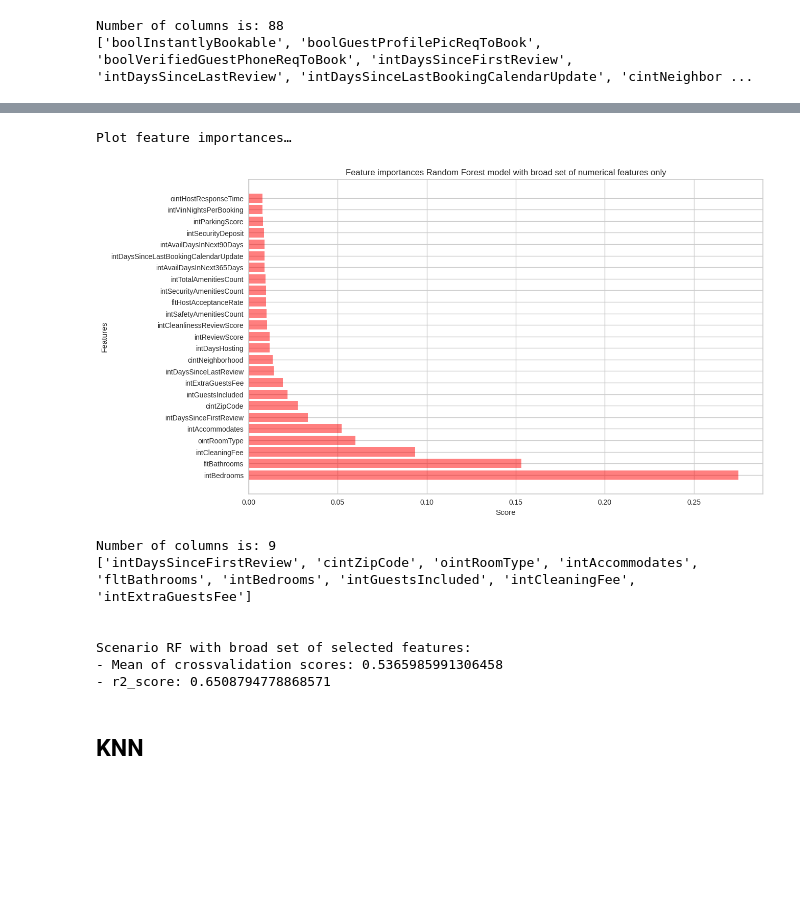
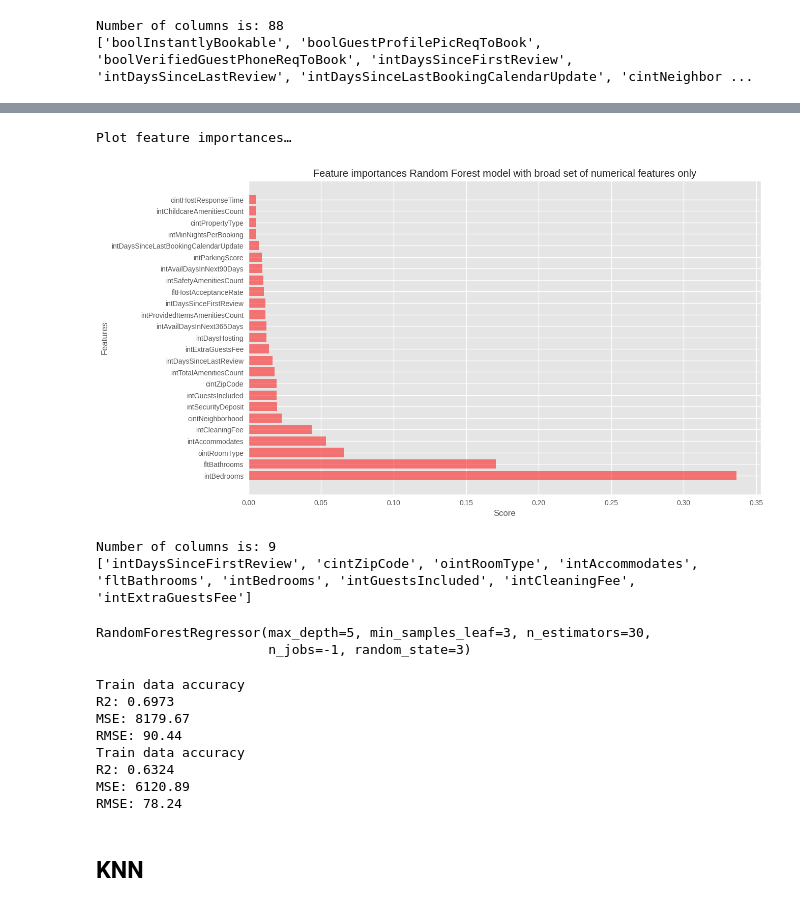
Before and after one commit to shipleydm/IS8036_PROJECT, a Jupyter notebook: IS8036.ipynb, the cells around one changed output, grey strips where cells are left out. Drawn from its saved outputs; the diff is of its cells as text; code cells hidden in the pictures; blank space fills up the shorter version.

Commit message:
Added eval metrics to LGBM, RF, and KNN...and tried tuning LGBM

```diff
--- a/IS8036.ipynb
+++ b/IS8036.ipynb
@@ -671,13 +645,11 @@ Number of columns is: 88
 ['boolInstantlyBookable', 'boolGuestProfilePicReqToBook', 'boolVerifiedGuestPhoneReqToBook', 'intDaysSinceFirstReview', 'intDaysSinceLastReview', 'intDaysSinceLastBookingCalendarUpdate', 'cintNeighbor ...
 # %%
 # model
-model = RandomForestRegressor(n_estimators=100,
-                              #  criterion='mse' - mse is default. Options are: {'squared_error', 'friedman_mse', 'poisson', 'absolute_error'}
-                               random_state=3,
-                               n_jobs=-1)
-score, test_score, y_pred = model_eval(X, Y, X_test, Y_test, model)
-print('\n')
-print('Scenario RF with broad set of selected features:')
-print('- Mean of crossvalidation scores:', np.mean(score))
-print('- r2_score:', test_score)
+rfm = RandomForestRegressor(n_estimators=30,
+                            #  criterion='mse' - mse is default. Options are: {'squared_error', 'friedman_mse', 'poisson', 'absolute_error'}
+                            random_state=3,
+                            n_jobs=-1,
+                            min_samples_leaf=3,
+                            max_depth=5)
+rfm.fit(X, Y)
 # %% [output]
@@ -687,8 +688,8 @@ Scenario RF with broad set of selected features:
 # %%
-plot_features(X, model, "Random Forest model with broad set of numerical features only")
+plot_features(X, rfm, "Random Forest model with broad set of numerical features only")
 # %% [output]
 Plot feature importances…
-[figure, old version]
+[figure, new version]
 # %%
 #remove lowest importance values and some of highly correlated, until we have the best result at the end
 exc=  ['intAccommodates', 'ointRoomType', 'intCleaningFee', 'fltBathrooms', 'intBedrooms', 'intGuestsIncluded', 'cintZipCode', 'intDaysSinceFirstReview', 'intExtraGuestsFee']
@@ -700,23 +701,48 @@ X = df_train[col1]
 X_test = df_test[col1]
 
 # model - reduced
-model = RandomForestRegressor(n_estimators=100,
-                              #  criterion='mse' - mse is default. Options are: {'squared_error', 'friedman_mse', 'poisson', 'absolute_error'}
-                               random_state=3,
-                               n_jobs=-1)
-score, test_score, y_pred = model_eval(X, Y, X_test, Y_test, model)
-print('\n')
-print('Scenario RF with broad set of selected features:')
-print('- Mean of crossvalidation scores:', np.mean(score))
-print('- r2_score:', test_score)
+rfm_r = RandomForestRegressor(n_estimators=30,
+                            #  criterion='mse' - mse is default. Options are: {'squared_error', 'friedman_mse', 'poisson', 'absolute_error'}
+                            random_state=3,
+                            n_jobs=-1,
+                            min_samples_leaf=3,
+                            max_depth=5)
+rfm_r.fit(X, Y)
 # %% [output]
 Number of columns is: 9
 ['intDaysSinceFirstReview', 'cintZipCode', 'ointRoomType', 'intAccommodates', 'fltBathrooms', 'intBedrooms', 'intGuestsIncluded', 'intCleaningFee', 'intExtraGuestsFee']
-
-
-Scenario RF with broad set of selected features:
-- Mean of crossvalidation scores: 0.5365985991306458
-- r2_score: 0.6508794778868571
+RandomForestRegressor(max_depth=5, min_samples_leaf=3, n_estimators=30,
+                      n_jobs=-1, random_state=3)
+# %%
+# prediction
+rfm_train_preds = rfm_r.predict(X)
+rfm_test_preds = rfm_r.predict(X_test)
+
+# accuracy check
+r2_train = r2_score(Y, rfm_train_preds)
+mse_train = mean_squared_error(rfm_train_preds, Y)
+rmse_train = sqrt(mean_squared_error(rfm_train_preds, Y))
+print('Train data accuracy')
+print("R2: %.4f" % r2_train)
+print("MSE: %.2f" % mse_train)
+print("RMSE: %.2f" % rmse_train)
+
+r2_test = r2_score(Y_test, rfm_test_preds)
+mse_test = mean_squared_error(rfm_test_preds, Y_test)
+rmse_test = sqrt(mean_squared_error(rfm_test_preds, Y_test))
+print('Test data accuracy')
+print("R2: %.4f" % r2_test)
+print("MSE: %.2f" % mse_test)
+print("RMSE: %.2f" % rmse_test)
+# %% [output]
+Train data accuracy
+R2: 0.6973
+MSE: 8179.67
+RMSE: 90.44
+Train data accuracy
+R2: 0.6324
+MSE: 6120.89
+RMSE: 78.24
 # %% [markdown]
 ## KNN
 # %%
```
Also changed, not shown: parts of 20 cells of this notebook.
